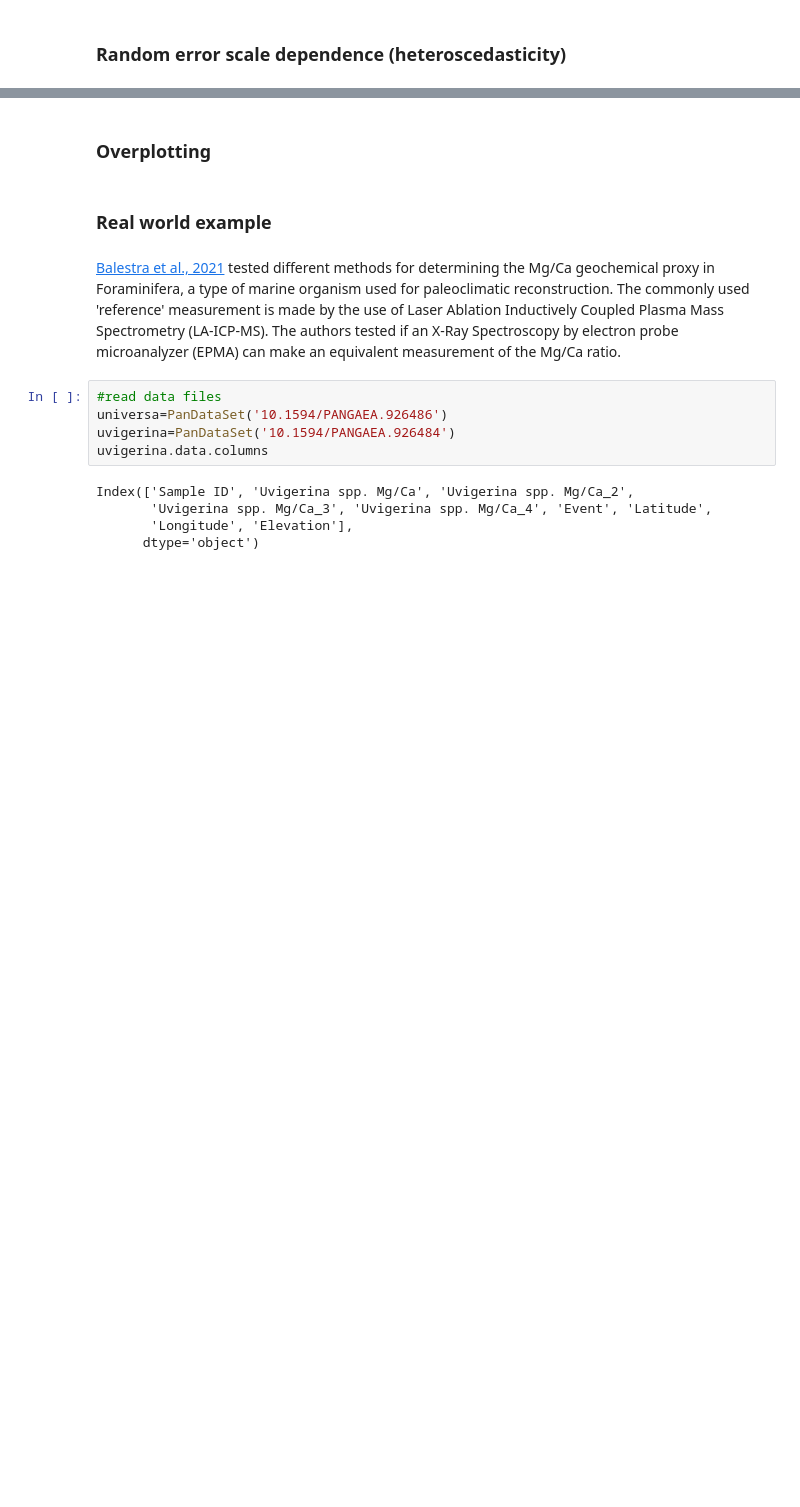
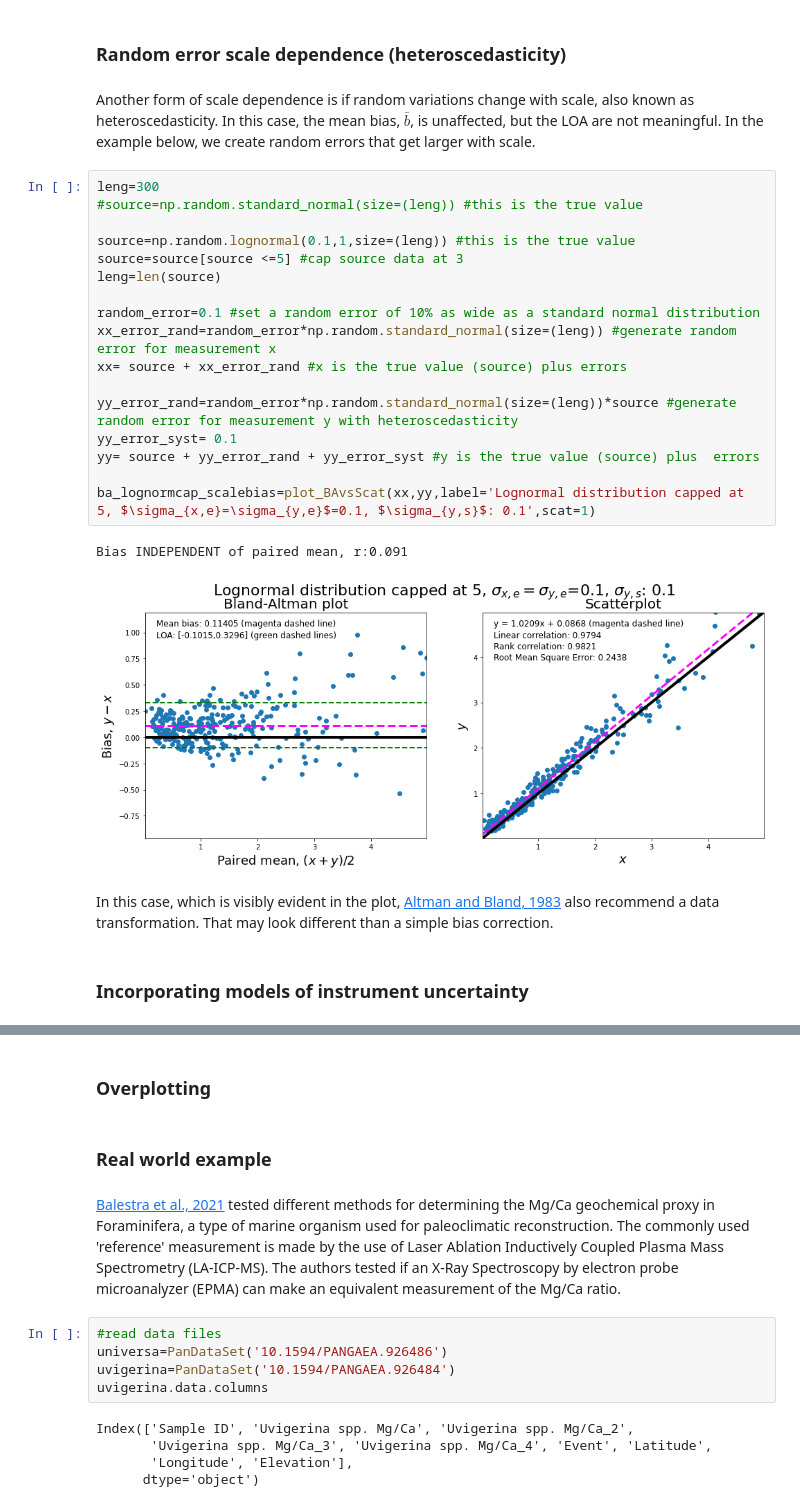
Before and after one commit to knobelsp/BlandAltman, a Jupyter notebook: BlandAltman.ipynb, the cells around one changed output, grey strips where cells are left out. Cells and saved outputs as stored; diff of their text form; blank space fills up the shorter version.

```diff
--- a/BlandAltman.ipynb
+++ b/BlandAltman.ipynb
@@ -428,2 +430,28 @@ In the example above, there is a scale dependent bias in that $y$ increases with
 # %% [markdown]
 ### Random error scale dependence (heteroscedasticity)
+# %% [markdown]
+Another form of scale dependence is if random variations change with scale, also known as heteroscedasticity. In this case, the mean bias, $\bar{b}$, is unaffected, but the LOA are not meaningful. In the example below, we create random errors that get larger with scale.
+# %%
+leng=300
+#source=np.random.standard_normal(size=(leng)) #this is the true value
+
+source=np.random.lognormal(0.1,1,size=(leng)) #this is the true value
+source=source[source <=5] #cap source data at 3
+leng=len(source)
+
+random_error=0.1 #set a random error of 10% as wide as a standard normal distribution
+xx_error_rand=random_error*np.random.standard_normal(size=(leng)) #generate random error for measurement x
+xx= source + xx_error_rand #x is the true value (source) plus errors
+
+yy_error_rand=random_error*np.random.standard_normal(size=(leng))*source #generate random error for measurement y with heteroscedasticity
+yy_error_syst= 0.1
+yy= source + yy_error_rand + yy_error_syst #y is the true value (source) plus  errors
+
+ba_lognormcap_scalebias=plot_BAvsScat(xx,yy,label='Lognormal distribution capped at 5, $\sigma_{x,e}=\sigma_{y,e}$=0.1, $\sigma_{y,s}$: 0.1',scat=1)
+# %% [output]
+Bias INDEPENDENT of paired mean, r:0.091
+[figure, added]
+# %% [markdown]
+In this case, which is visibly evident in the plot, <a href="https://doi.org/10.2307/2987937">Altman and Bland, 1983</a> also recommend a data transformation. That may look different than a simple bias correction.
+# %% [markdown]
+### Incorporating models of instrument uncertainty
```
Also changed, not shown: parts of 11 cells of this notebook.
